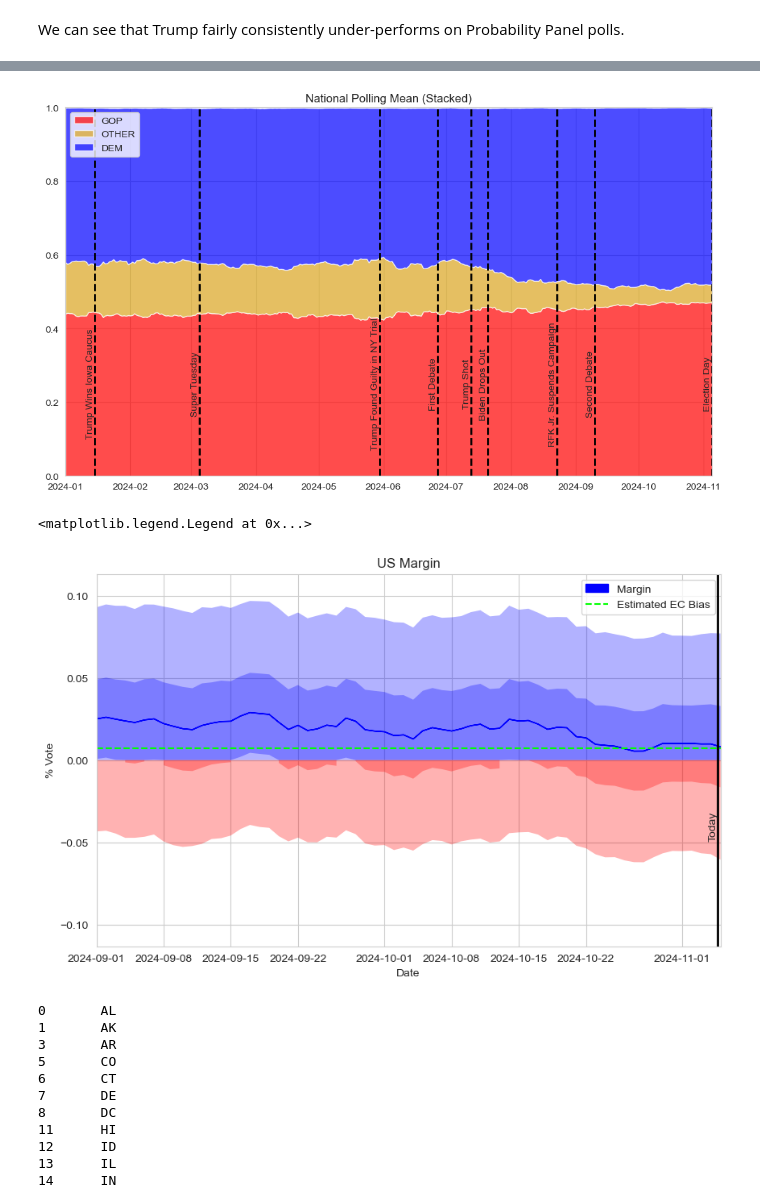
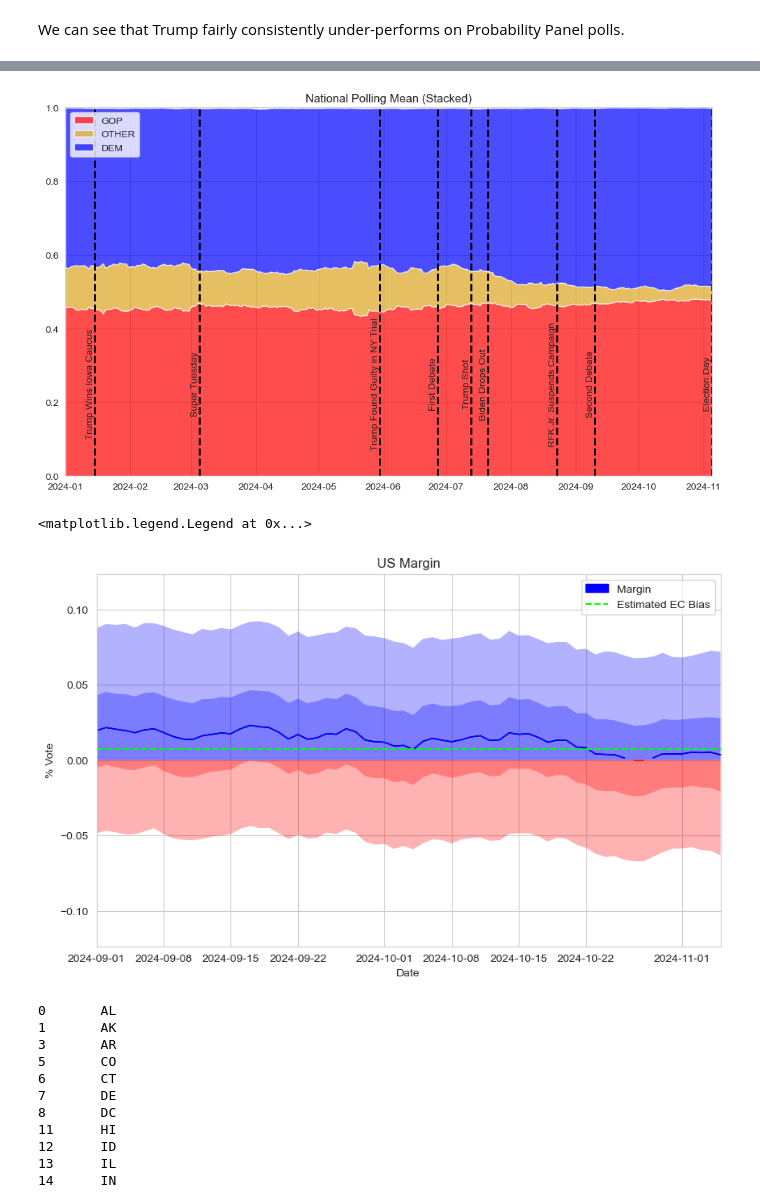
Before and after one commit to andrewpwalters/US-Presidential-Fundamentals, a Jupyter notebook: Notebooks/Polling Model - United States 2024.ipynb, the cells around one changed output, grey strips where cells are left out. Saved outputs shown, nothing was run; the diff lists cells and outputs as text; code cells hidden in the pictures.

```diff
--- a/Notebooks/Polling Model - United States 2024.ipynb
+++ b/Notebooks/Polling Model - United States 2024.ipynb
@@ -1056,12 +1056,8 @@ with pm.Model(coords=COORDS) as twoway:
         dims = "observation",
     )
 
-    polling_error_state_dem = pm.Normal("polling_error_state_dem", 0, 1, dims="state")
-    polling_error_state_gop = pm.Deterministic("polling_error_state_gop", -polling_error_state_dem, dims="state")
-    polling_error_state_oth = pm.Deterministic("polling_error_state_oth", polling_error_state_dem*0, dims="state")
-
     # Sampling
-    idata = pm.sample(draws=1000, cores=10, return_inferencedata=True, step=pm.NUTS(target_accept=0.95), init='advi+adapt_diag')
+    idata = pm.sample(draws=100, cores=10, return_inferencedata=True, step=pm.NUTS(target_accept=0.95), init='advi+adapt_diag')
 # %% [output]
 Multiprocess sampling (10 chains in 10 jobs)
 NUTS: [dem_sigma, dem_rho, dem_ar, dem_sigma_rw, dem_random_walk, dem_pollster_effect, dem_method_effect, dem_state_effect, dem_state_multi, dem_pop_effect, gop_sigma, gop_rho, gop_ar, gop_sigma_rw, g ...
@@ -1187,17 +1181,15 @@ for party in ['dem', 'gop', 'oth']:
         idata.posterior[f"{party}_pollster_effect"].sel(pollster="Siena/NYT") +
         idata.posterior[f"{party}_pollster_effect"].sel(pollster="Marquette Law School") +
         idata.posterior[f"{party}_pollster_effect"].sel(pollster="Marist") +
-        idata.posterior[f"{party}_pollster_effect"].sel(pollster="Suffolk") +
-        idata.posterior[f"{party}_pollster_effect"].sel(pollster="Emerson") #+
-        #idata.posterior[f"{party}_pollster_effect"].sel(pollster="CNN/SSRS")
-    ).values / 5
+        idata.posterior[f"{party}_pollster_effect"].sel(pollster="AtlasIntel")
+    ).values / 4
     pollster_effects_flat = pollster_effects.ravel()
     interim[f"pollster_effects_{party}"] = pollster_effects_flat
 
     method_effects = (
-        idata.posterior[f"{party}_method_effect"].where(idata.posterior[f"{party}_method_effect"].method == 'Live Phone', drop=True).mean(axis=2) +
-        idata.posterior[f"{party}_method_effect"].where(idata.posterior[f"{party}_method_effect"].method == 'Probability Panel', drop=True).mean(axis=2)
-    ).values /2
+        idata.posterior[f"{party}_method_effect"].where(idata.posterior[f"{party}_method_effect"].method == 'Live Phone', drop=True).mean(axis=2) #+
+        #idata.posterior[f"{party}_method_effect"].where(idata.posterior[f"{party}_method_effect"].method == 'Probability Panel', drop=True).mean(axis=2)
+    ).values #/2
     method_effects_flat = method_effects.ravel()
     interim[f"method_effects_{party}"] = method_effects_flat
 
@@ -1221,11 +1213,9 @@ for d in tqdm(day):
     day_results = {}
     for state in states:
         for party in ['dem', 'gop', 'oth']:
-            polling_error = 0.067 * idata.posterior[f"polling_error_state_{party}"].sel(state=f"{state}").values.ravel() if state == 'US' else 0.067 * idata.posterior[f"polling_error_state_{party}"].sel(state=f"{state}").values.ravel()
             day_results[f"{state}_{party}"] = inv_logit(
                 interim[f"fund_{party}"] +
                 idata.posterior[f"{party}_state_effect"].sel(state=f"{state}").values.ravel() +
-                polling_error +
                 idata.posterior[f"{party}_state_multi"].sel(state=f"{state}").values.ravel() *
                 (idata.posterior[f"{party}_day_effect"].sel(day=d).values.ravel()
                 #+ (.1 if party == 'gop' else 0) # 2% swing towards GOP
@@ -1410,7 +1400,7 @@ for date, event in events:
 plt.tight_layout()
 plt.savefig('stacked.png')
 # %% [output]
-[figure, old version]
+[figure, new version]
 # %%
 graph_state = 'US'
 
@@ -1455,36 +1445,36 @@ plt.fill_between(df_day_mean.index,
                  color='red', alpha=0.3, edgecolor='none')
 
 plt.fill_between(df_day_mean.index,
                  np.minimum(0,hdi_25_rolling),
                  np.minimum(hdi_75_rolling,0),
                  where=hdi_25_rolling < 0,
                  color='red', alpha=0.3, edgecolor='none')
 
 plt.fill_between(df_day_mean.index,
                  np.minimum(0,mean_rolling),
                  np.minimum(mean_rolling,0),
                  where=mean_rolling < 0,
                  color='red', alpha=1)
 
 # Set axis limits and labels
 y_res = np.maximum((min(hdi_03_rolling)-.01)*-1, max(hdi_97_rolling)+.01)
 ax.set_ylim(-y_res, y_res)
 ax.set_xlim(dt.datetime(2024, 9, 1), dt.datetime(2024, 11, 5))  # Fix xlim parenthesis
 
 plt.axhline(y=0.0072, color='lime', linestyle='--', label="Estimated EC Bias")
 
-ax.axvline(x=datetime.datetime.today(), color='black', linestyle='-', linewidth=2)
-plt.text(datetime.datetime.today(), -.04, "Today", rotation=90, verticalalignment='center', horizontalalignment='right', fontsize=10)
+#ax.axvline(x=datetime.datetime.today(), color='black', linestyle='-', linewidth=2)
+#plt.text(datetime.datetime.today(), -.04, "Today", rotation=90, verticalalignment='center', horizontalalignment='right', fontsize=10)
 
 ax.set_title(f'{graph_state} Margin')
 ax.set_ylabel('% Vote')
 ax.set_xlabel('Date')
 
 plt.savefig(f'{graph_state}_margin.png')
 ax.legend()
 # %% [output]
 <matplotlib.legend.Legend at 0x...>
-[figure, old version]
+[figure, new version]
 # %%
 # List of states to loop over
 state_loop = ['TX', 'CA', 'MN', 'MI', 'FL', 'GA', 'US','WI','PA','AZ','NV','NC', 'NY', 'OH']
```
Also changed, not shown: parts of 46 cells of this notebook.
